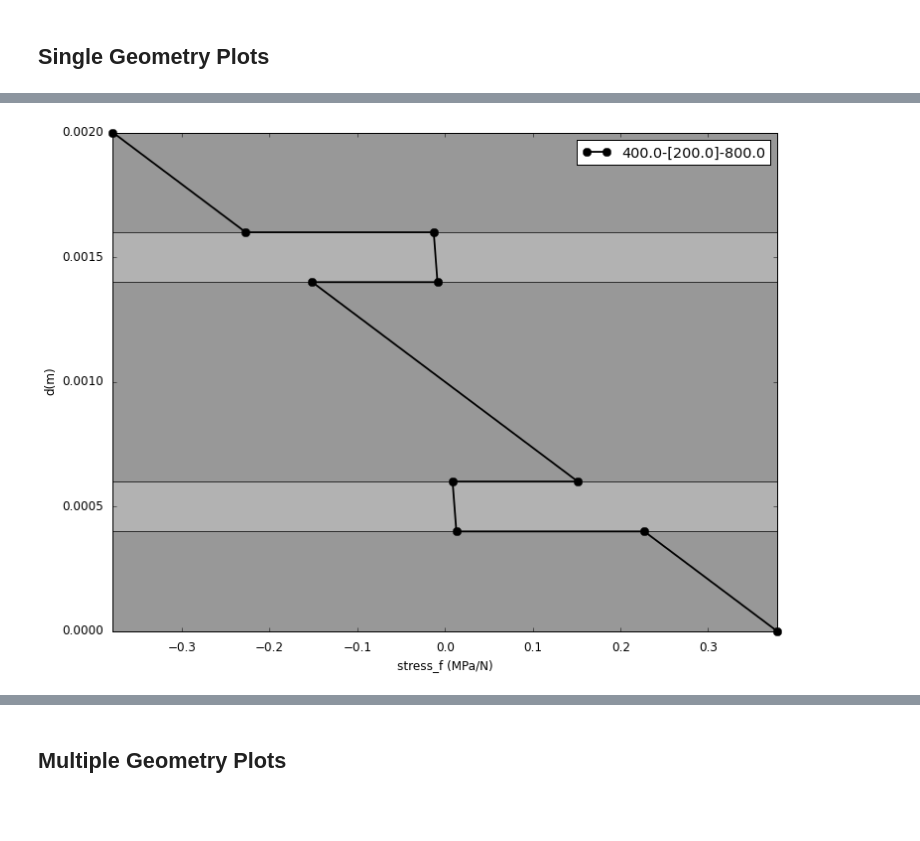
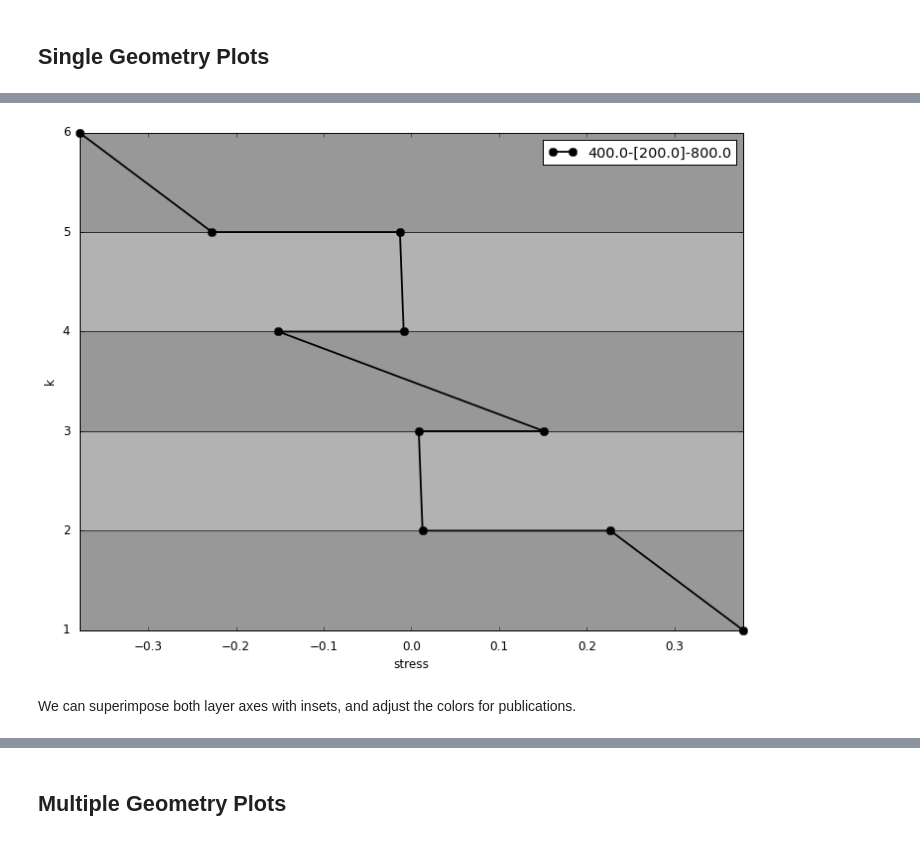
Before and after one commit to par2/lamana, a Jupyter notebook: docs/showcase.ipynb, the cells around one changed output, grey strips where cells are left out. Cells and saved outputs as stored; diff of their text form; code cells hidden in the pictures; blank space fills up the shorter version.

```diff
--- a/docs/showcase.ipynb
+++ b/docs/showcase.ipynb
@@ -61,7 +63,9 @@ User input geometries have been converted and set to Case.
 # %%
-case1.plot(normalized=False, grayscale=True)
+case1.plot(normalized=True, grayscale=True)
 # %% [output]
-[figure, old version]
+[figure, new version]
+# %% [markdown]
+We can superimpose both layer axes with insets, and adjust the colors for publications.
 # %%
 case1.plot(annotate=True, colorblind=True, inset=True)
 # %% [output]
```
Also changed, not shown: parts of 17 cells of this notebook, 3 other files.
